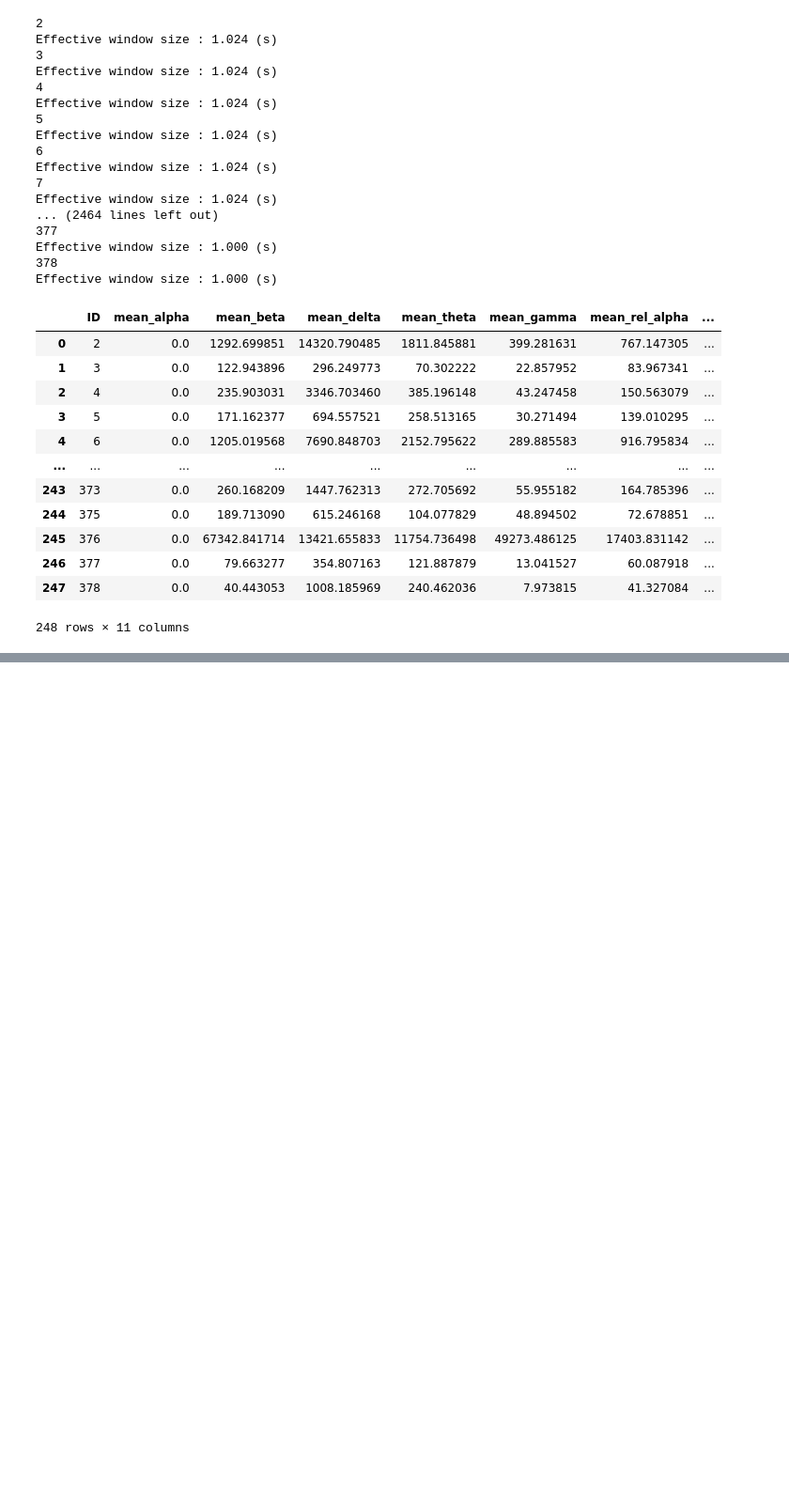
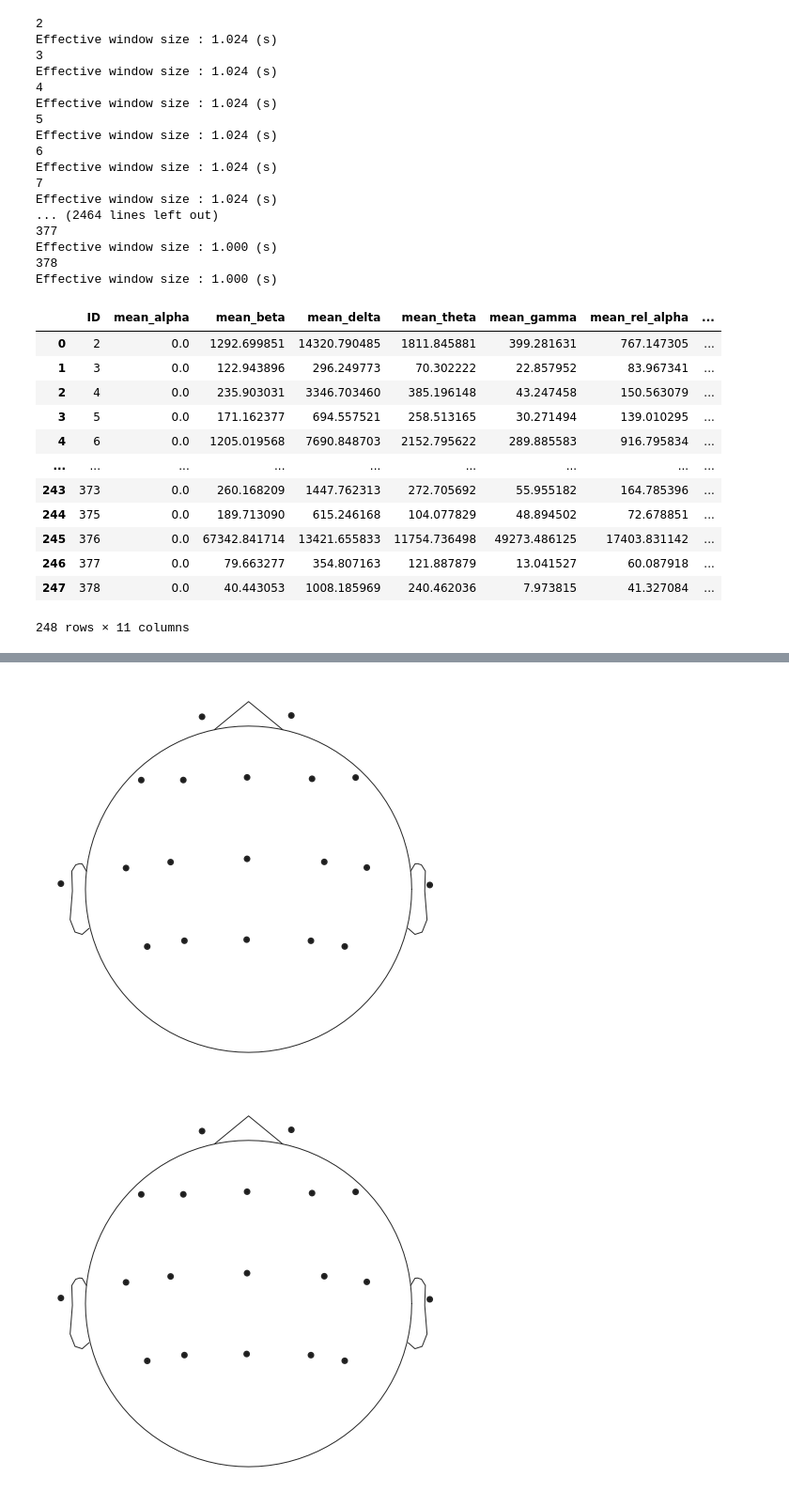
Before and after one commit to elifozkn/EEG-Burst-Suppression-Analysis, a Jupyter notebook: EEG-BS.ipynb, the cells around one changed output, grey strips where cells are left out. Shown at 94% size. Cells and saved outputs as stored; diff of their text form; code cells hidden in the pictures; blank space fills up the shorter version.

```diff
--- a/EEG-BS.ipynb
+++ b/EEG-BS.ipynb
@@ -354,0 +377,5 @@ plot_spectrum_methods(eeg_india[2].get_data()[2], 250, 4, band=[12,30], dB=False
+# %%
+eeg_india[16].plot_sensors(ch_type = "eeg")
+# %% [output]
+[figure, added]
+[figure, added]
```
Also changed, not shown: parts of 14 cells of this notebook, 9 other files.
